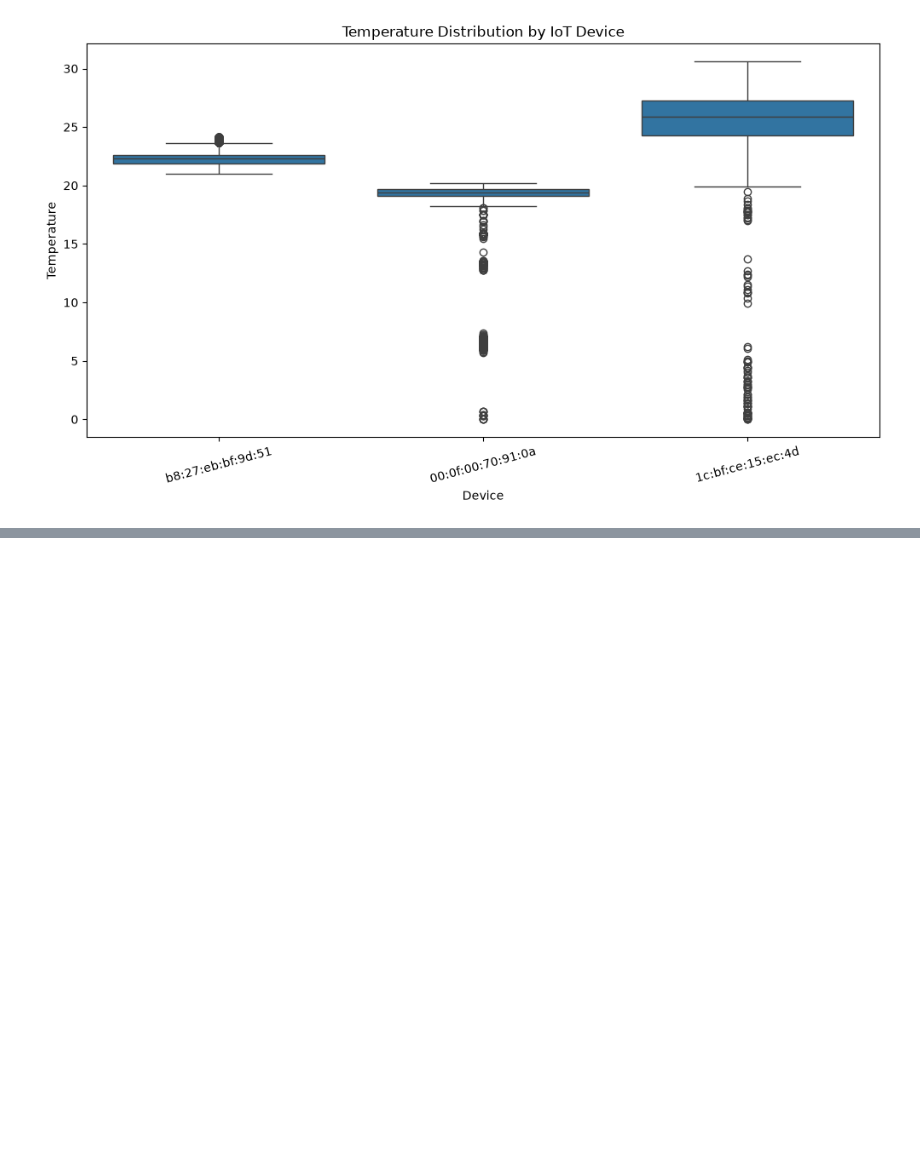
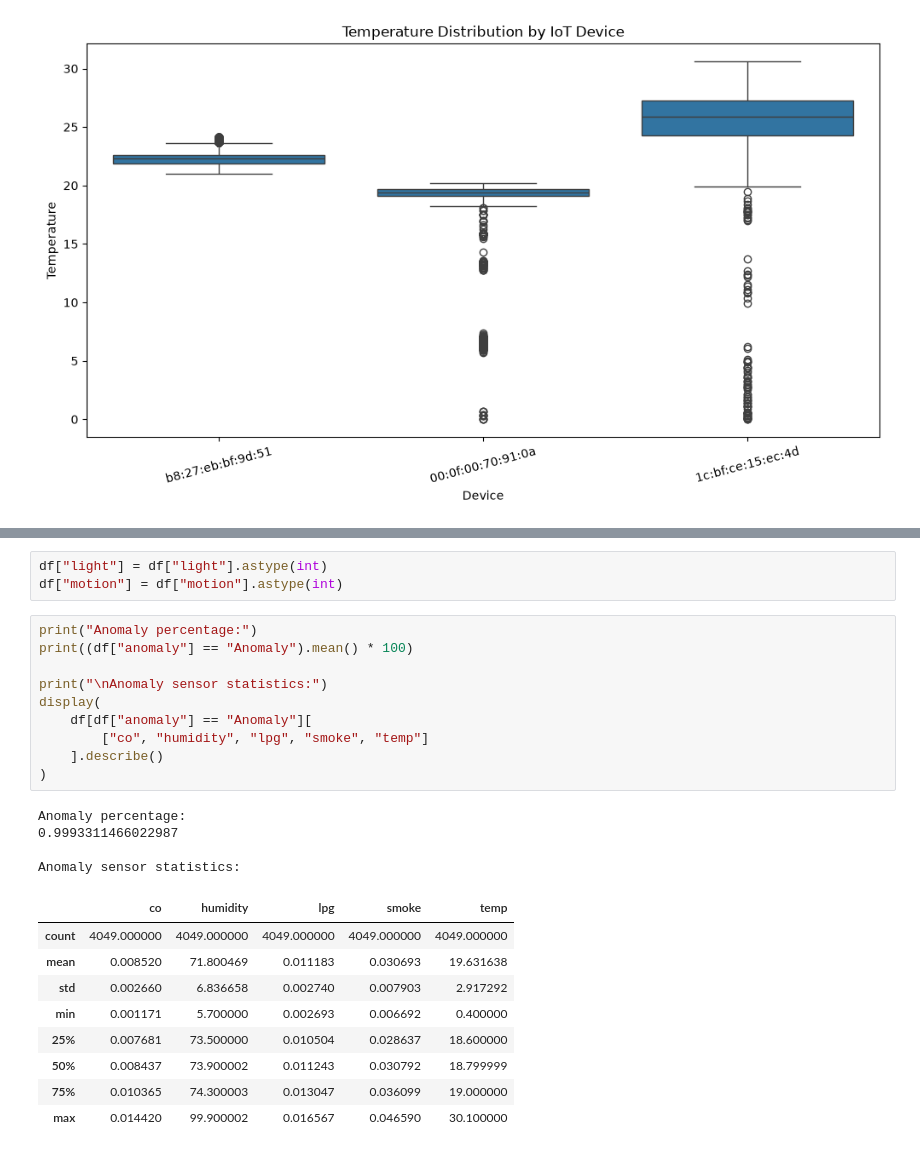
Before and after one commit to rahul-gitt/IoT-Sensor-Data-Validator, a Jupyter notebook: main.ipynb, the cells around one changed output, grey strips where cells are left out. Drawn from its saved outputs; the diff is of its cells as text; blank space fills up the shorter version.

```diff
--- a/main.ipynb
+++ b/main.ipynb
@@ -171,0 +300,27 @@ plt.show()
+# %%
+df["light"] = df["light"].astype(int)
+df["motion"] = df["motion"].astype(int)
+# %%
+print("Anomaly percentage:")
+print((df["anomaly"] == "Anomaly").mean() * 100)
+
+print("\nAnomaly sensor statistics:")
+display(
+    df[df["anomaly"] == "Anomaly"][
+        ["co", "humidity", "lpg", "smoke", "temp"]
+    ].describe()
+)
+# %% [output]
+Anomaly percentage:
+0.9993311466022987
+
+Anomaly sensor statistics:
+|  | co | humidity | lpg | smoke | temp |
+| count | 4049.000000 | 4049.000000 | 4049.000000 | 4049.000000 | 4049.000000 |
+| mean | 0.008520 | 71.800469 | 0.011183 | 0.030693 | 19.631638 |
+| std | 0.002660 | 6.836658 | 0.002740 | 0.007903 | 2.917292 |
+| min | 0.001171 | 5.700000 | 0.002693 | 0.006692 | 0.400000 |
+| 25% | 0.007681 | 73.500000 | 0.010504 | 0.028637 | 18.600000 |
+| 50% | 0.008437 | 73.900002 | 0.011243 | 0.030792 | 18.799999 |
+| 75% | 0.010365 | 74.300003 | 0.013047 | 0.036099 | 19.000000 |
+| max | 0.014420 | 99.900002 | 0.016567 | 0.046590 | 30.100000 |
```
Also changed, not shown: parts of 15 cells of this notebook, 1 other file.
